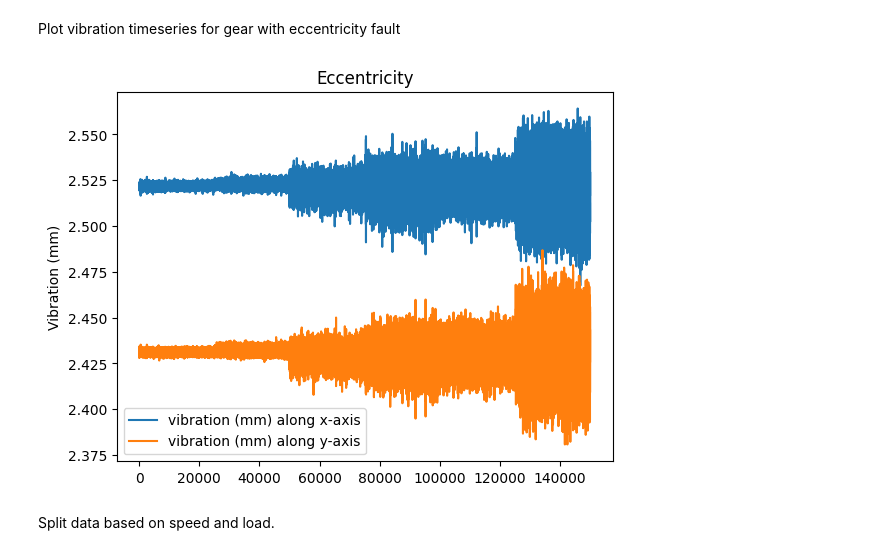
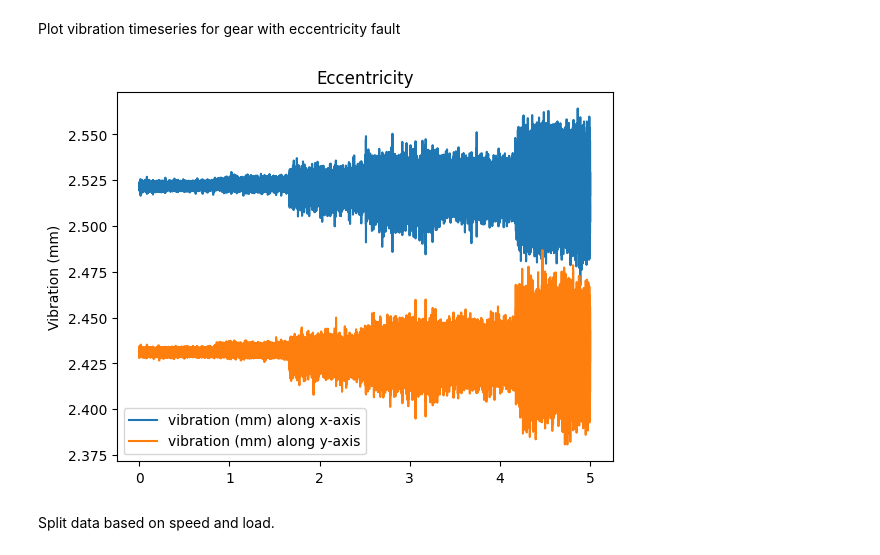
Before and after one commit to justinzhao07/IndustrialAI, a Jupyter notebook: MechanicalGearVibration.ipynb, the cells around one changed output. Cells and saved outputs as stored; diff of their text form; code cells hidden in the pictures.

```diff
--- a/MechanicalGearVibration.ipynb
+++ b/MechanicalGearVibration.ipynb
@@ -72,16 +26,17 @@ Plot vibration timeseries for gear with eccentricity fault
 # %%
 sensor1 = eccentricity['sensor1']
 sensor2 = eccentricity['sensor2']
+time = np.linspace(0., 5., 150000)
 
 # Plot using matplotlib
-plt.plot(sensor1, label='vibration (mm) along x-axis')
-plt.plot(sensor2, label='vibration (mm) along y-axis')
+plt.plot(time, sensor1, label='vibration (mm) along x-axis')
+plt.plot(time, sensor2, label='vibration (mm) along y-axis')
 plt.ylabel('Vibration (mm)')
 plt.title('Eccentricity')
 plt.legend()
 plt.show()
 # %% [output]
-[figure, old version]
+[figure, new version]
 # %% [markdown]
 Split data based on speed and load.
 # %%
```
Also changed, not shown: parts of 8 cells of this notebook.
